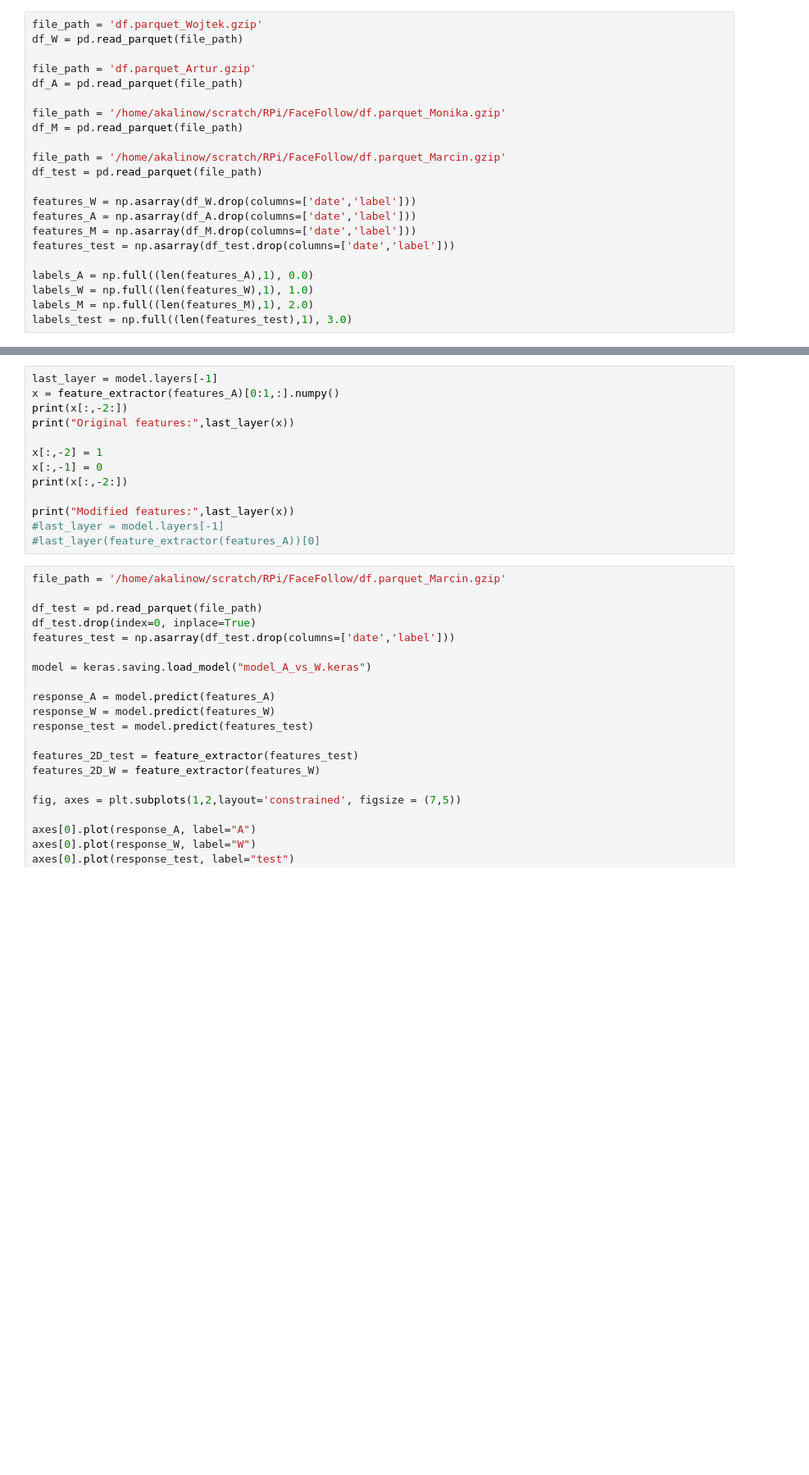
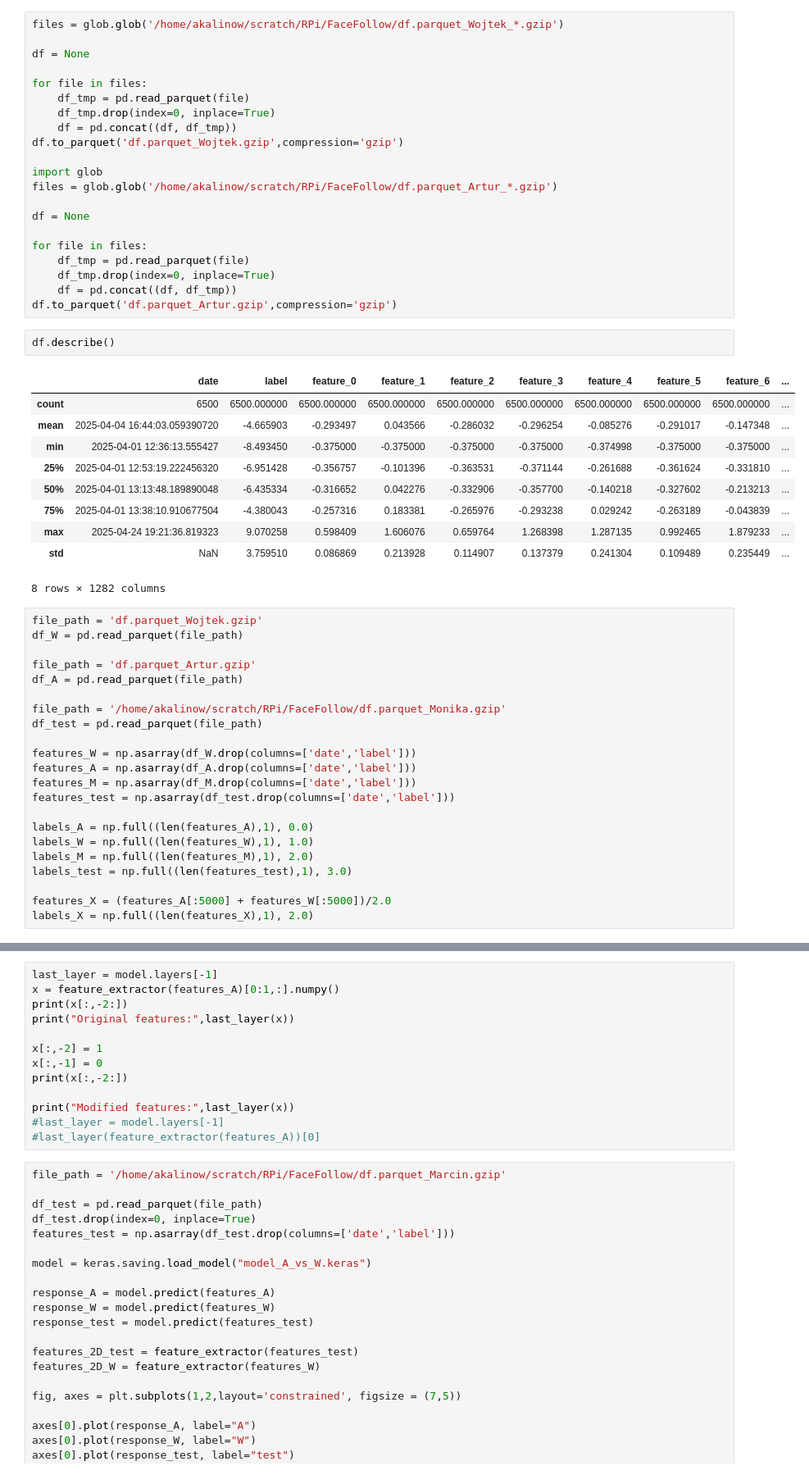
Before and after one commit to akalinow/RPi, a Jupyter notebook: FaceRecognition/FaceRecognition.ipynb, the cells around one changed output, grey strips where cells are left out. Shown: that part at 82% size. Cells and saved outputs as stored; diff of their text form; blank space fills up the shorter version.

```diff
--- a/FaceRecognition/FaceRecognition.ipynb
+++ b/FaceRecognition/FaceRecognition.ipynb
@@ -26,6 +28,40 @@ print("Num GPUs Available: ", len(tf.config.list_physical_devices('GPU')))
 tf.config.set_visible_devices([], 'GPU')
 # %% [output]
 Num GPUs Available:  0
+# %%
+files = glob.glob('/home/akalinow/scratch/RPi/FaceFollow/df.parquet_Wojtek_*.gzip')
+
+df = None
+
+for file in files:
+    df_tmp = pd.read_parquet(file)
+    df_tmp.drop(index=0, inplace=True)
+    df = pd.concat((df, df_tmp))
+df.to_parquet('df.parquet_Wojtek.gzip',compression='gzip')
+
+import glob
+files = glob.glob('/home/akalinow/scratch/RPi/FaceFollow/df.parquet_Artur_*.gzip')
+
+df = None
+
+for file in files:
+    df_tmp = pd.read_parquet(file)
+    df_tmp.drop(index=0, inplace=True)
+    df = pd.concat((df, df_tmp))
+df.to_parquet('df.parquet_Artur.gzip',compression='gzip')
+# %%
+df.describe()
+# %% [output]
+|  | date | label | feature_0 | feature_1 | feature_2 | feature_3 | feature_4 | feature_5 | feature_6 | ... |
+| count | 6500 | 6500.000000 | 6500.000000 | 6500.000000 | 6500.000000 | 6500.000000 | 6500.000000 | 6500.000000 | 6500.000000 | ... |
+| mean | 2025-04-04 16:44:03.059390720 | -4.665903 | -0.293497 | 0.043566 | -0.286032 | -0.296254 | -0.085276 | -0.291017 | -0.147348 | ... |
+| min | 2025-04-01 12:36:13.555427 | -8.493450 | -0.375000 | -0.375000 | -0.375000 | -0.375000 | -0.374998 | -0.375000 | -0.375000 | ... |
+| 25% | 2025-04-01 12:53:19.222456320 | -6.951428 | -0.356757 | -0.101396 | -0.363531 | -0.371144 | -0.261688 | -0.361624 | -0.331810 | ... |
+| 50% | 2025-04-01 13:13:48.189890048 | -6.435334 | -0.316652 | 0.042276 | -0.332906 | -0.357700 | -0.140218 | -0.327602 | -0.213213 | ... |
+| 75% | 2025-04-01 13:38:10.910677504 | -4.380043 | -0.257316 | 0.183381 | -0.265976 | -0.293238 | 0.029242 | -0.263189 | -0.043839 | ... |
+| max | 2025-04-24 19:21:36.819323 | 9.070258 | 0.598409 | 1.606076 | 0.659764 | 1.268398 | 1.287135 | 0.992465 | 1.879233 | ... |
+| std | NaN | 3.759510 | 0.086869 | 0.213928 | 0.114907 | 0.137379 | 0.241304 | 0.109489 | 0.235449 | ... |
+8 rows × 1282 columns
 # %%
 file_path = 'df.parquet_Wojtek.gzip'
 df_W = pd.read_parquet(file_path)
@@ -34,9 +70,6 @@ file_path = 'df.parquet_Artur.gzip'
 df_A = pd.read_parquet(file_path)
 
 file_path = '/home/akalinow/scratch/RPi/FaceFollow/df.parquet_Monika.gzip'
-df_M = pd.read_parquet(file_path)
-
-file_path = '/home/akalinow/scratch/RPi/FaceFollow/df.parquet_Marcin.gzip'
 df_test = pd.read_parquet(file_path)
 
 features_W = np.asarray(df_W.drop(columns=['date','label']))
@@ -48,4 +81,7 @@ labels_A = np.full((len(features_A),1), 0.0)
 labels_W = np.full((len(features_W),1), 1.0)
 labels_M = np.full((len(features_M),1), 2.0)
 labels_test = np.full((len(features_test),1), 3.0)
+
+features_X = (features_A[:5000] + features_W[:5000])/2.0
+labels_X = np.full((len(features_X),1), 2.0)
 # %%
```
Also changed, not shown: parts of 7 cells of this notebook, 3 other files.
